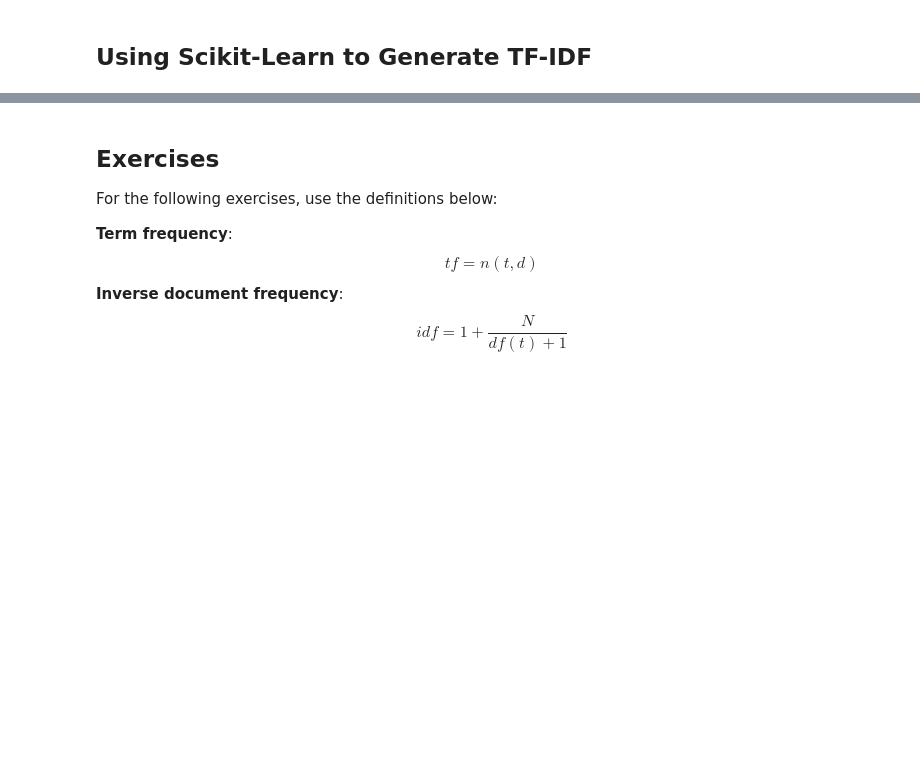
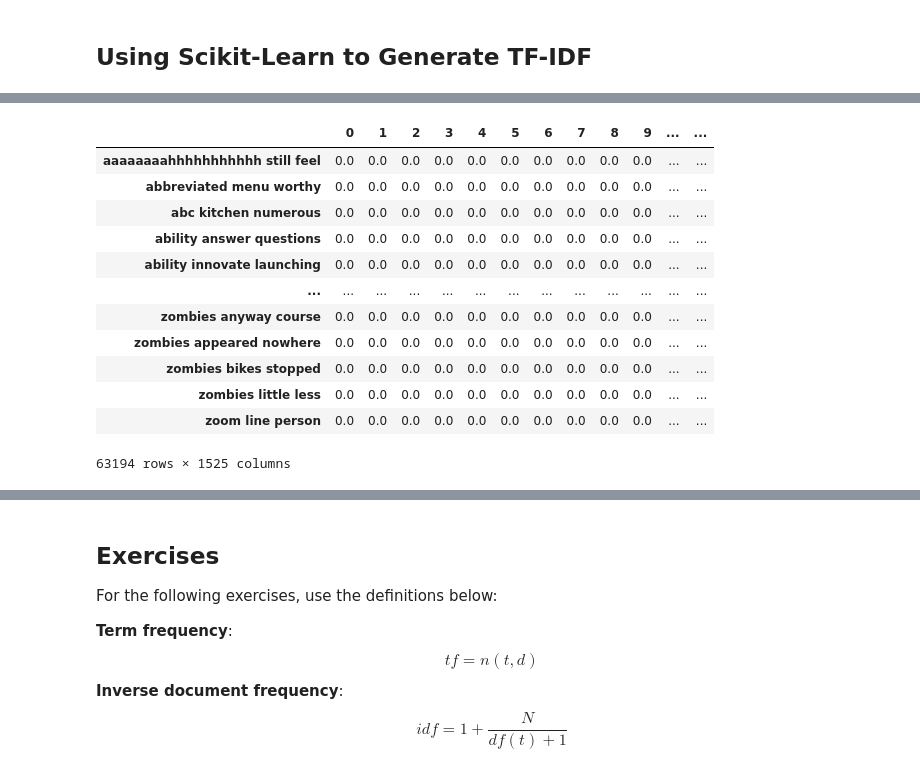
Before and after one commit to ychennay/dso-560-nlp-text-analytics, a Jupyter notebook: week3/Cosine Similarity, PMI, Collocation.ipynb, the cells around one changed output, grey strips where cells are left out. Drawn from its saved outputs; the diff is of its cells as text; code cells hidden in the pictures; blank space fills up the shorter version.

```diff
--- a/week3/Cosine Similarity, PMI, Collocation.ipynb
+++ b/week3/Cosine Similarity, PMI, Collocation.ipynb
@@ -167,7 +169,7 @@ import pandas as pd
 from sklearn.feature_extraction.text import TfidfVectorizer
 from nltk.corpus import stopwords
 
-vectorizer = TfidfVectorizer(ngram_range=(3,4),
+vectorizer = TfidfVectorizer(ngram_range=(3,3),
                              token_pattern=r'\b[a-zA-Z]{3,}\b',
                              max_df=0.4, stop_words=stopwords.words())
 # %%
@@ -180,3 +199,19 @@ tf_idf = pd.DataFrame(X.toarray().transpose(), index=terms)
+# %%
+tf_idf
+# %% [output]
+|  | 0 | 1 | 2 | 3 | 4 | 5 | 6 | 7 | 8 | 9 | ... | ... |
+| aaaaaaaahhhhhhhhhhh still feel | 0.0 | 0.0 | 0.0 | 0.0 | 0.0 | 0.0 | 0.0 | 0.0 | 0.0 | 0.0 | ... | ... |
+| abbreviated menu worthy | 0.0 | 0.0 | 0.0 | 0.0 | 0.0 | 0.0 | 0.0 | 0.0 | 0.0 | 0.0 | ... | ... |
+| abc kitchen numerous | 0.0 | 0.0 | 0.0 | 0.0 | 0.0 | 0.0 | 0.0 | 0.0 | 0.0 | 0.0 | ... | ... |
+| ability answer questions | 0.0 | 0.0 | 0.0 | 0.0 | 0.0 | 0.0 | 0.0 | 0.0 | 0.0 | 0.0 | ... | ... |
+| ability innovate launching | 0.0 | 0.0 | 0.0 | 0.0 | 0.0 | 0.0 | 0.0 | 0.0 | 0.0 | 0.0 | ... | ... |
+| ... | ... | ... | ... | ... | ... | ... | ... | ... | ... | ... | ... | ... |
+| zombies anyway course | 0.0 | 0.0 | 0.0 | 0.0 | 0.0 | 0.0 | 0.0 | 0.0 | 0.0 | 0.0 | ... | ... |
+| zombies appeared nowhere | 0.0 | 0.0 | 0.0 | 0.0 | 0.0 | 0.0 | 0.0 | 0.0 | 0.0 | 0.0 | ... | ... |
+| zombies bikes stopped | 0.0 | 0.0 | 0.0 | 0.0 | 0.0 | 0.0 | 0.0 | 0.0 | 0.0 | 0.0 | ... | ... |
+| zombies little less | 0.0 | 0.0 | 0.0 | 0.0 | 0.0 | 0.0 | 0.0 | 0.0 | 0.0 | 0.0 | ... | ... |
+| zoom line person | 0.0 | 0.0 | 0.0 | 0.0 | 0.0 | 0.0 | 0.0 | 0.0 | 0.0 | 0.0 | ... | ... |
+63194 rows × 1525 columns
 # %%
 tf_idf = tf_idf.sum(axis=1)
 score = pd.DataFrame(tf_idf, columns=["score"])
```
Also changed, not shown: parts of 4 cells of this notebook, 4 other files.
